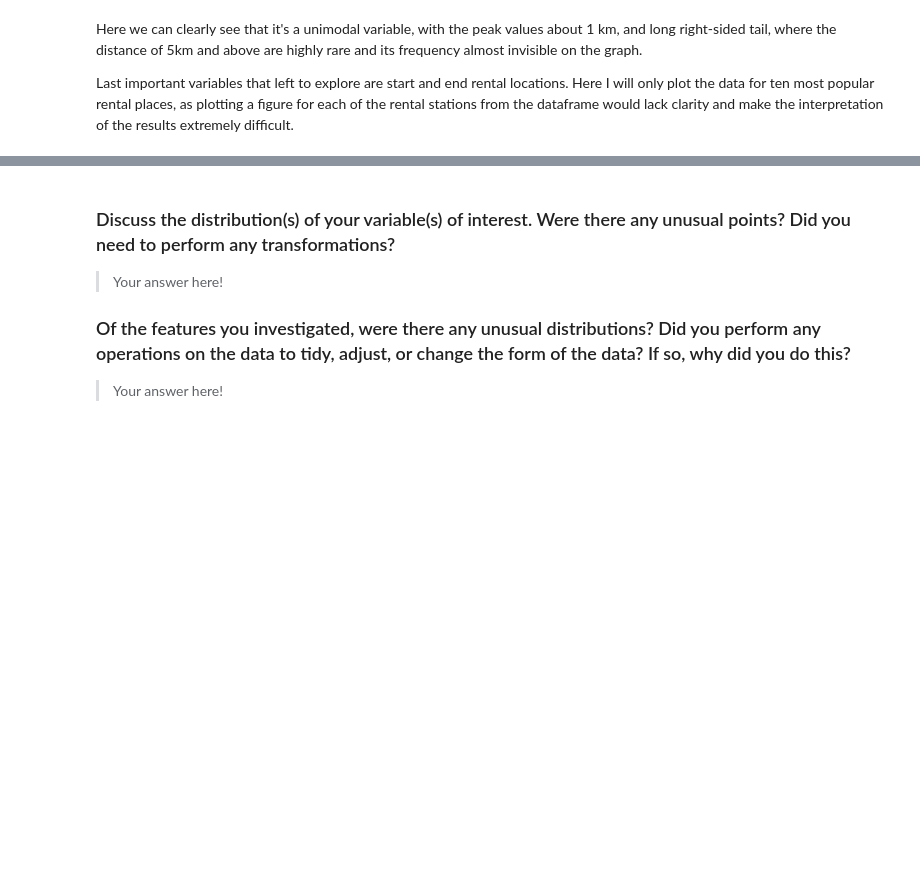
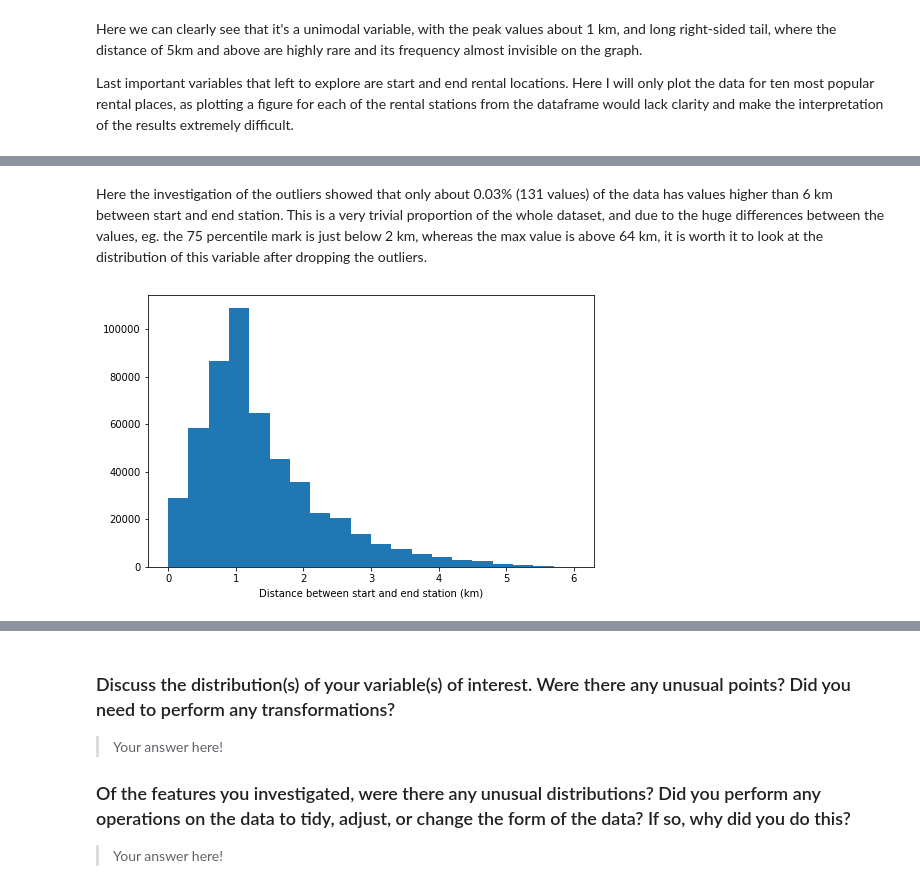
Before and after one commit to maggiekiraga/udacity-data-visualizations, a Jupyter notebook: exploratory_data_visualizations.ipynb, the cells around one changed output, grey strips where cells are left out. Drawn from its saved outputs; the diff is of its cells as text; code cells hidden in the pictures; blank space fills up the shorter version.

```diff
--- a/exploratory_data_visualizations.ipynb
+++ b/exploratory_data_visualizations.ipynb
@@ -215,0 +268,2 @@ Last important variables that left to explore are start and end rental locations
+# %% [markdown]
+Here the investigation of the outliers showed that only about 0.03% (131 values) of the data has values higher than 6 km between start and end station. This is a very trivial proportion of the whole dataset, and due to the huge differences between the values, eg. the 75 percentile mark is just below 2 km, whereas the max value is above 64 km, it is worth it to look at the distribution of this variable after dropping the outliers.
@@ -216,3 +272,13 @@ Last important variables that left to explore are start and end rental locations
+# %%
+binsize = 0.3
+bins = np.arange(0, trip_data['distance'].max()+binsize, binsize)
+
+plt.figure(figsize=[8, 5])
+plt.hist(data = trip_data, x = 'distance', bins = bins)
+plt.xlabel('Distance between start and end station (km)')
+plt.show()
+# %% [output]
+[figure, added]
 # %%
 plt.figure(figsize = [10, 8])
 
```
Also changed, not shown: parts of 13 cells of this notebook.
